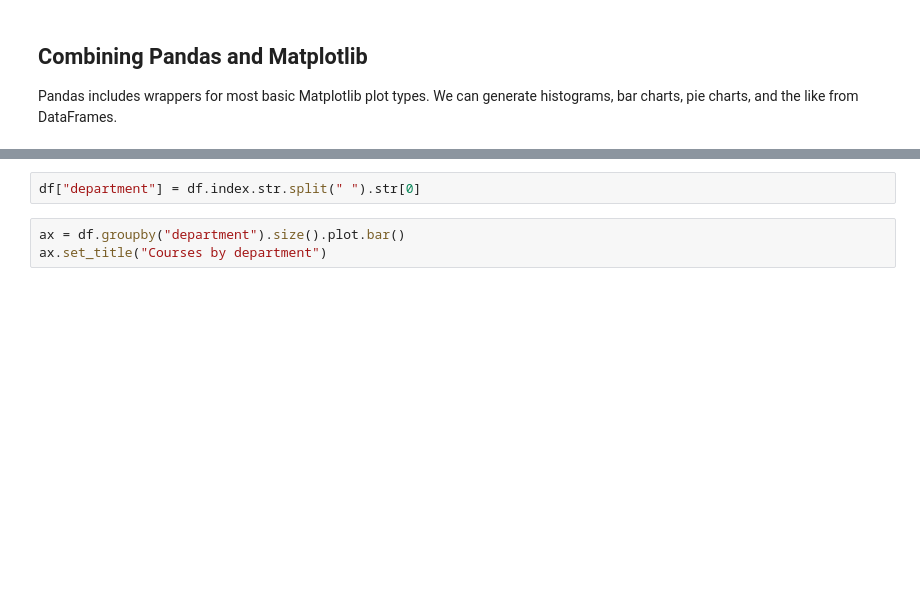
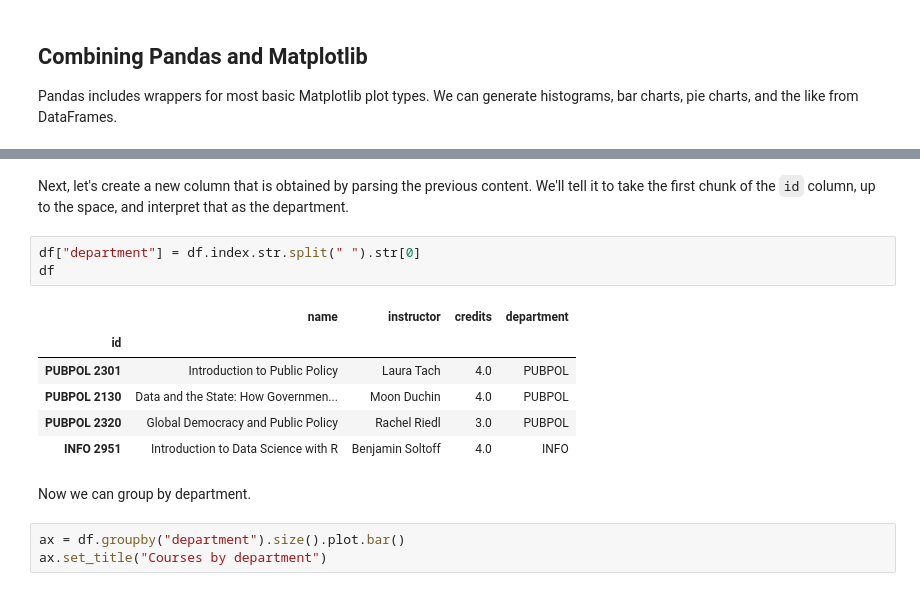
Before and after one commit to PUBPOL-2130/notebooks, a Jupyter notebook: week0-supplement.ipynb, the cells around one changed output, grey strips where cells are left out. Saved outputs shown, nothing was run; the diff lists cells and outputs as text; blank space fills up the shorter version.

```diff
--- a/week0-supplement.ipynb
+++ b/week0-supplement.ipynb
@@ -276,5 +309,17 @@ plt.show()
+# %% [markdown]
+Next, let's create a new column that is obtained by parsing the previous content.  We'll tell it to take the first chunk of the `id` column, up to the space, and interpret that as the department.
 # %%
 df["department"] = df.index.str.split(" ").str[0]
+df
+# %% [output]
+|  | name | instructor | credits | department |
+| id |  |  |  |  |
+| PUBPOL 2301 | Introduction to Public Policy | Laura Tach | 4.0 | PUBPOL |
+| PUBPOL 2130 | Data and the State: How Governmen... | Moon Duchin | 4.0 | PUBPOL |
+| PUBPOL 2320 | Global Democracy and Public Policy | Rachel Riedl | 3.0 | PUBPOL |
+| INFO 2951 | Introduction to Data Science with R | Benjamin Soltoff | 4.0 | INFO |
+# %% [markdown]
+Now we can group by department.
 # %%
 ax = df.groupby("department").size().plot.bar()
 ax.set_title("Courses by department")
```
Also changed, not shown: parts of 16 cells of this notebook.
